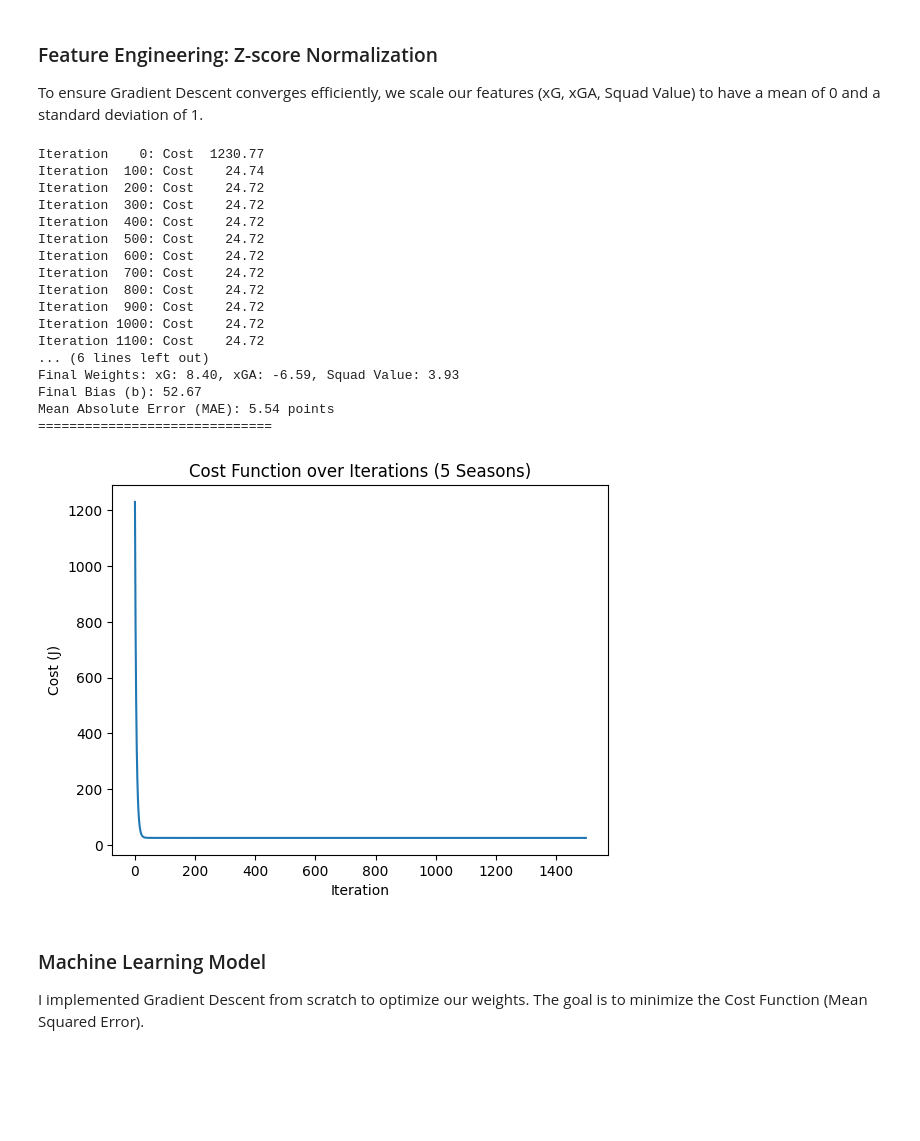
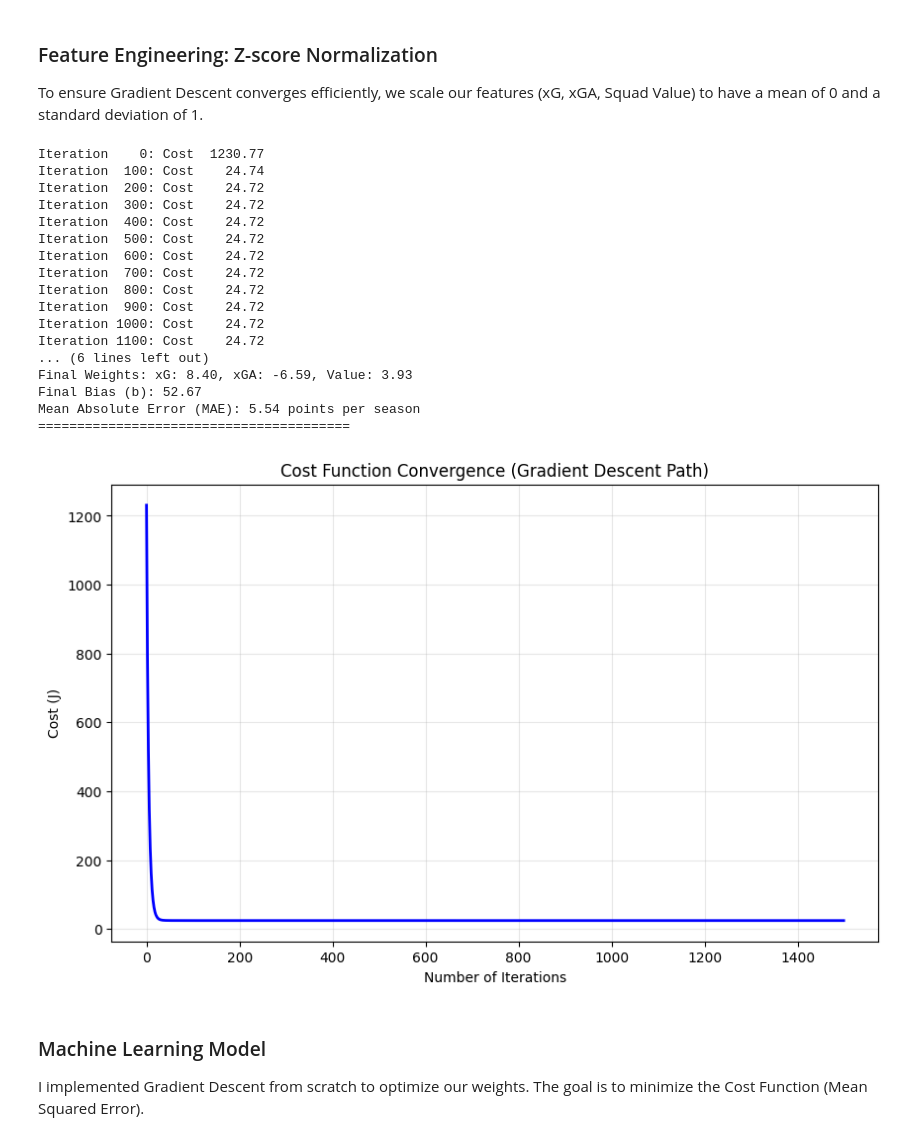
Before and after one commit to adrianIT96/Premier-League-ML, a Jupyter notebook: A_Multi_Season_Linear_Regression_Analysisd0.ipynb, the cells around one changed output. Saved outputs shown, nothing was run; the diff lists cells and outputs as text; code cells hidden in the pictures; blank space fills up the shorter version.

```diff
--- a/A_Multi_Season_Linear_Regression_Analysisd0.ipynb
+++ b/A_Multi_Season_Linear_Regression_Analysisd0.ipynb
@@ -79,13 +79,19 @@ First 5 rows of the merged table:
 
 To ensure Gradient Descent converges efficiently, we scale our features (xG, xGA, Squad Value) to have a mean of 0 and a standard deviation of 1.
 # %%
+import numpy as np
+import pandas as pd
+import matplotlib.pyplot as plt
+
 # --- STEP 1: PREPARE DATA ---
-# Select our features (X) and target (y)
+# Selecting features (X) and target variable (y)
+# Features: xG (Offense), xGA (Defense), Squad Value (Financials)
 features = ['xG', 'xGA', 'Squad Value']
 X_raw = df_total[features].values
 y_train = df_total['PTS'].values
 
 # Feature Scaling (Z-score Normalization)
+# This scales features to have mean=0 and std=1 for faster convergence
 def zscore_normalize_features(X):
     mu = np.mean(X, axis=0)
     sigma = np.std(X, axis=0)
@@ -96,12 +102,14 @@ X_train, mu, sigma = zscore_normalize_features(X_raw)
 
 # --- STEP 2: MULTIPLE LINEAR REGRESSION FUNCTIONS ---
 def compute_cost(X, y, w, b):
+    """Computes the Mean Squared Error cost"""
     m = X.shape[0]
     predictions = np.dot(X, w) + b
     cost = np.sum((predictions - y)**2) / (2 * m)
     return cost
 
 def compute_gradient(X, y, w, b):
+    """Computes the gradient for w and b"""
     m, n = X.shape
     predictions = np.dot(X, w) + b
     err = predictions - y
@@ -110,6 +118,7 @@ def compute_gradient(X, y, w, b):
     return dj_dw, dj_db
 
 def gradient_descent(X, y, w_in, b_in, alpha, num_iters):
+    """Optimizes weights using Gradient Descent"""
     w = w_in
     b = b_in
     J_history = []
@@ -126,50 +135,53 @@ def gradient_descent(X, y, w_in, b_in, alpha, num_iters):
     return w, b, J_history
 
 # --- STEP 3: RUN TRAINING ---
+# Initializing parameters and setting hyperparameters
 initial_w = np.zeros(X_train.shape[1])
 initial_b = 0.
 iterations = 1500
 alpha = 0.1
 
 w_final, b_final, J_hist = gradient_descent(X_train, y_train, initial_w, initial_b, alpha, iterations)
 
-# --- STEP 4: FINAL METRICS ---
+# --- STEP 4: FINAL METRICS & ERROR CALCULATION ---
 df_total['Predicted_PTS'] = np.dot(X_train, w_final) + b_final
 df_total['Abs_Error'] = np.abs(df_total['Predicted_PTS'] - df_total['PTS'])
 mae = df_total['Abs_Error'].mean()
 
-print("\n" + "="*30)
-print("TRAINING FINISHED")
-print(f"Final Weights: xG: {w_final[0]:.2f}, xGA: {w_final[1]:.2f}, Squad Value: {w_final[2]:.2f}")
+print("\n" + "="*40)
+print("TRAINING FINISHED SUCCESSFULY")
+print(f"Final Weights: xG: {w_final[0]:.2f}, xGA: {w_final[1]:.2f}, Value: {w_final[2]:.2f}")
 print(f"Final Bias (b): {b_final:.2f}")
-print(f"Mean Absolute Error (MAE): {mae:.2f} points")
-print("="*30)
+print(f"Mean Absolute Error (MAE): {mae:.2f} points per season")
+print("="*40)
 
-# Plotting the Cost Function
-plt.plot(J_hist)
-plt.title("Cost Function over Iterations (5 Seasons)")
-plt.xlabel("Iteration")
+# --- STEP 5: VISUALIZATION ---
+plt.figure(figsize=(10, 6))
+plt.plot(J_hist, color='blue', linewidth=2)
+plt.title("Cost Function Convergence (Gradient Descent Path)")
+plt.xlabel("Number of Iterations")
 plt.ylabel("Cost (J)")
+plt.grid(True, alpha=0.3)
 plt.show()
 # %% [output]
 Iteration    0: Cost  1230.77
 Iteration  100: Cost    24.74
 Iteration  200: Cost    24.72
 Iteration  300: Cost    24.72
 Iteration  400: Cost    24.72
 Iteration  500: Cost    24.72
 Iteration  600: Cost    24.72
 Iteration  700: Cost    24.72
 Iteration  800: Cost    24.72
 Iteration  900: Cost    24.72
 Iteration 1000: Cost    24.72
 Iteration 1100: Cost    24.72
 ... (6 lines left out)
-Final Weights: xG: 8.40, xGA: -6.59, Squad Value: 3.93
+Final Weights: xG: 8.40, xGA: -6.59, Value: 3.93
 Final Bias (b): 52.67
-Mean Absolute Error (MAE): 5.54 points
-==============================
+Mean Absolute Error (MAE): 5.54 points per season
+========================================
-[figure, old version]
+[figure, new version]
 # %% [markdown]
 ### Machine Learning Model
 I implemented Gradient Descent from scratch to optimize our weights. The goal is to minimize the Cost Function (Mean Squared Error).
```
Also changed, not shown: parts of 2 cells of this notebook.
